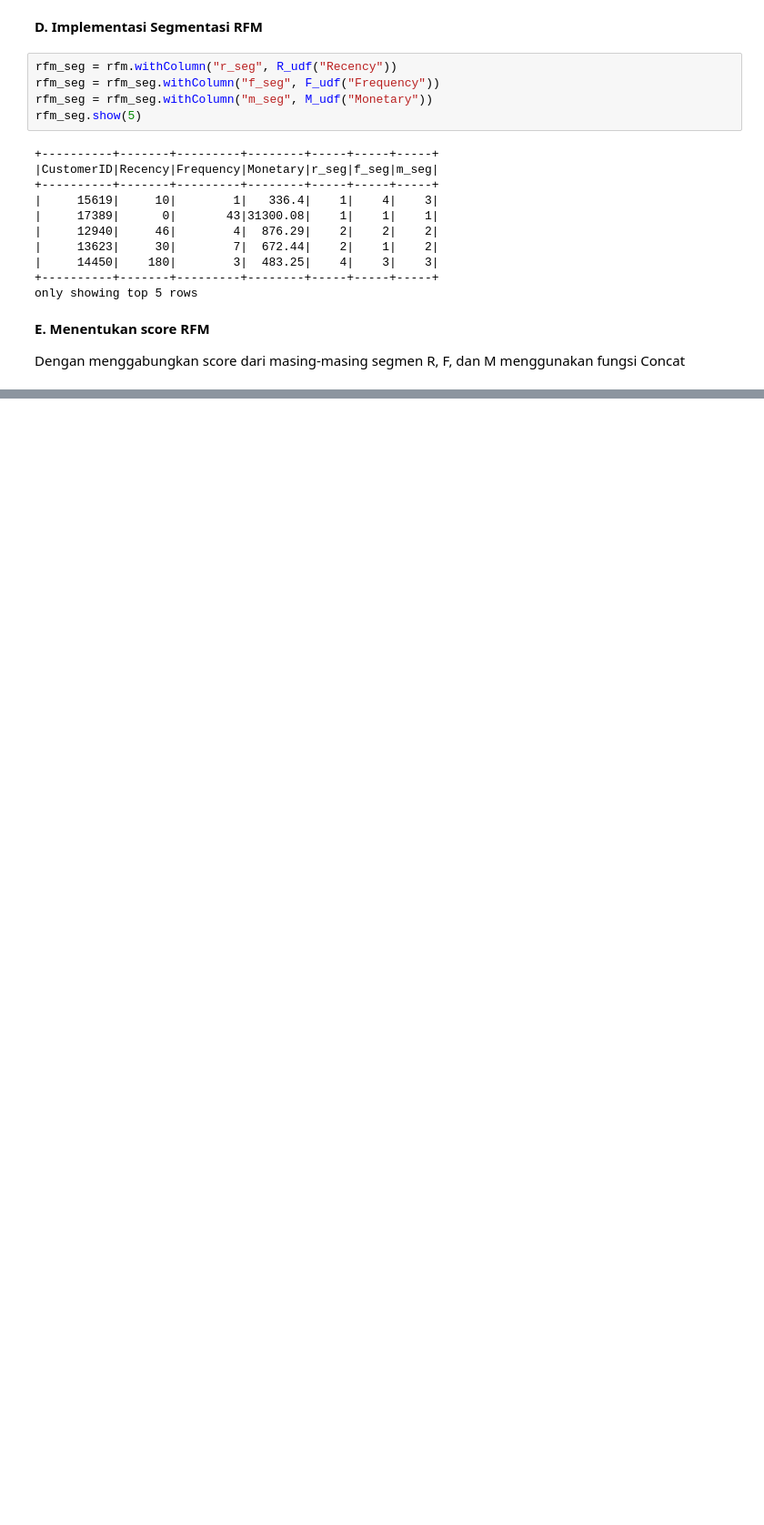
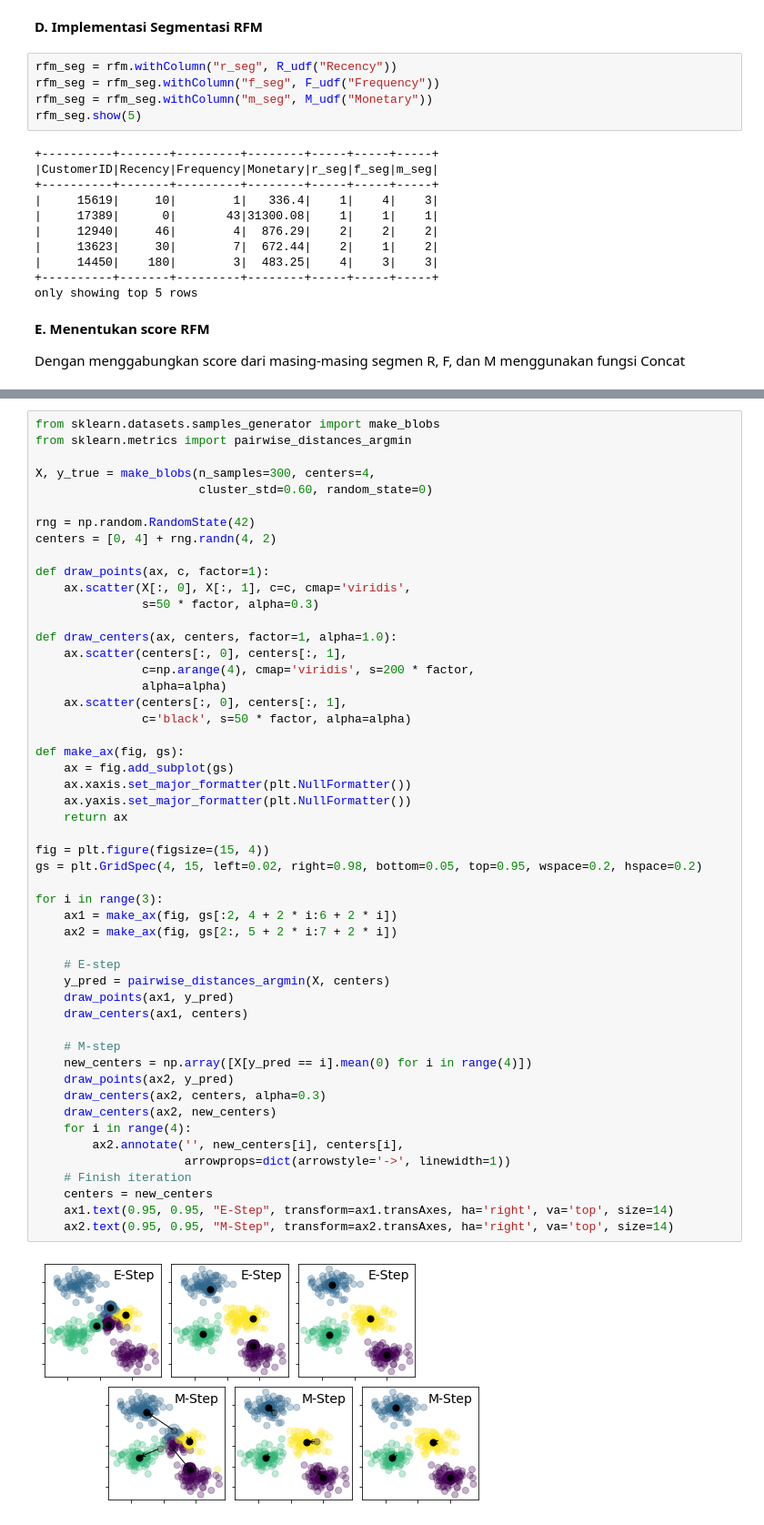
Before and after one commit to FradinaSinambela/PROJECT_PDB, a Jupyter notebook: Cluster_K_Means_Spark_Mlib_ECommerce_Data.ipynb, the cells around one changed output, grey strips where cells are left out. Shown: that part at 91% size. Drawn from its saved outputs; the diff is of its cells as text; blank space fills up the shorter version.

```diff
--- a/Cluster_K_Means_Spark_Mlib_ECommerce_Data.ipynb
+++ b/Cluster_K_Means_Spark_Mlib_ECommerce_Data.ipynb
@@ -377,0 +745,53 @@ only showing top 10 rows
+# %%
+from sklearn.datasets.samples_generator import make_blobs
+from sklearn.metrics import pairwise_distances_argmin
+
+X, y_true = make_blobs(n_samples=300, centers=4,
+                       cluster_std=0.60, random_state=0)
+
+rng = np.random.RandomState(42)
+centers = [0, 4] + rng.randn(4, 2)
+
+def draw_points(ax, c, factor=1):
+    ax.scatter(X[:, 0], X[:, 1], c=c, cmap='viridis',
+               s=50 * factor, alpha=0.3)
+
+def draw_centers(ax, centers, factor=1, alpha=1.0):
+    ax.scatter(centers[:, 0], centers[:, 1],
+               c=np.arange(4), cmap='viridis', s=200 * factor,
+               alpha=alpha)
+    ax.scatter(centers[:, 0], centers[:, 1],
+               c='black', s=50 * factor, alpha=alpha)
+
+def make_ax(fig, gs):
+    ax = fig.add_subplot(gs)
+    ax.xaxis.set_major_formatter(plt.NullFormatter())
+    ax.yaxis.set_major_formatter(plt.NullFormatter())
+    return ax
+
+fig = plt.figure(figsize=(15, 4))
+gs = plt.GridSpec(4, 15, left=0.02, right=0.98, bottom=0.05, top=0.95, wspace=0.2, hspace=0.2)
+
+for i in range(3):
+    ax1 = make_ax(fig, gs[:2, 4 + 2 * i:6 + 2 * i])
+    ax2 = make_ax(fig, gs[2:, 5 + 2 * i:7 + 2 * i])
+
+    # E-step
+    y_pred = pairwise_distances_argmin(X, centers)
+    draw_points(ax1, y_pred)
+    draw_centers(ax1, centers)
+
+    # M-step
+    new_centers = np.array([X[y_pred == i].mean(0) for i in range(4)])
+    draw_points(ax2, y_pred)
+    draw_centers(ax2, centers, alpha=0.3)
+    draw_centers(ax2, new_centers)
+    for i in range(4):
+        ax2.annotate('', new_centers[i], centers[i],
+                     arrowprops=dict(arrowstyle='->', linewidth=1))
+    # Finish iteration
+    centers = new_centers
+    ax1.text(0.95, 0.95, "E-Step", transform=ax1.transAxes, ha='right', va='top', size=14)
+    ax2.text(0.95, 0.95, "M-Step", transform=ax2.transAxes, ha='right', va='top', size=14)
+# %% [output]
+[figure, added]
```
Also changed, not shown: parts of 36 cells of this notebook.
